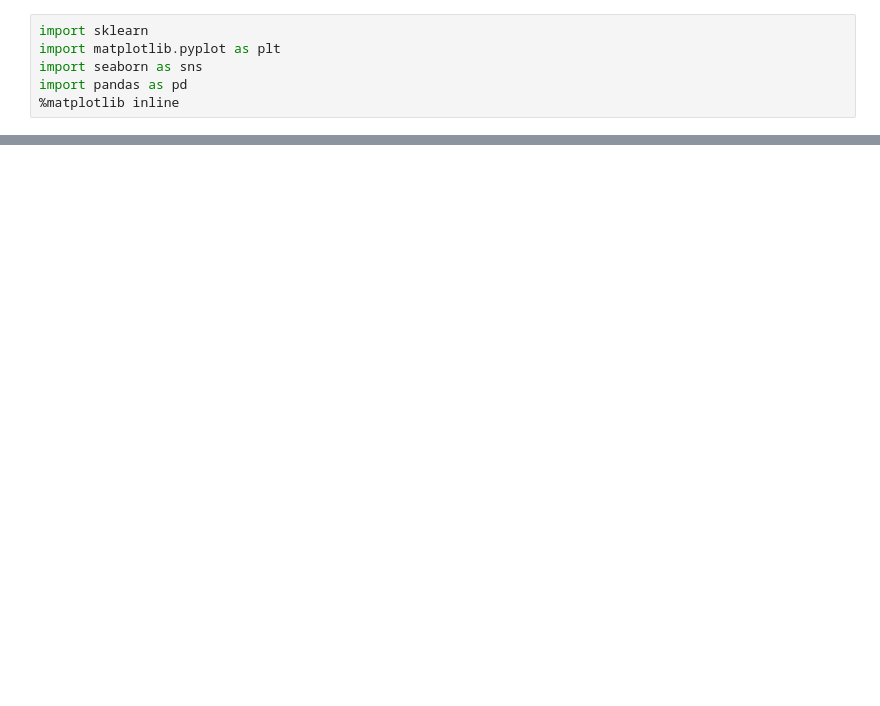
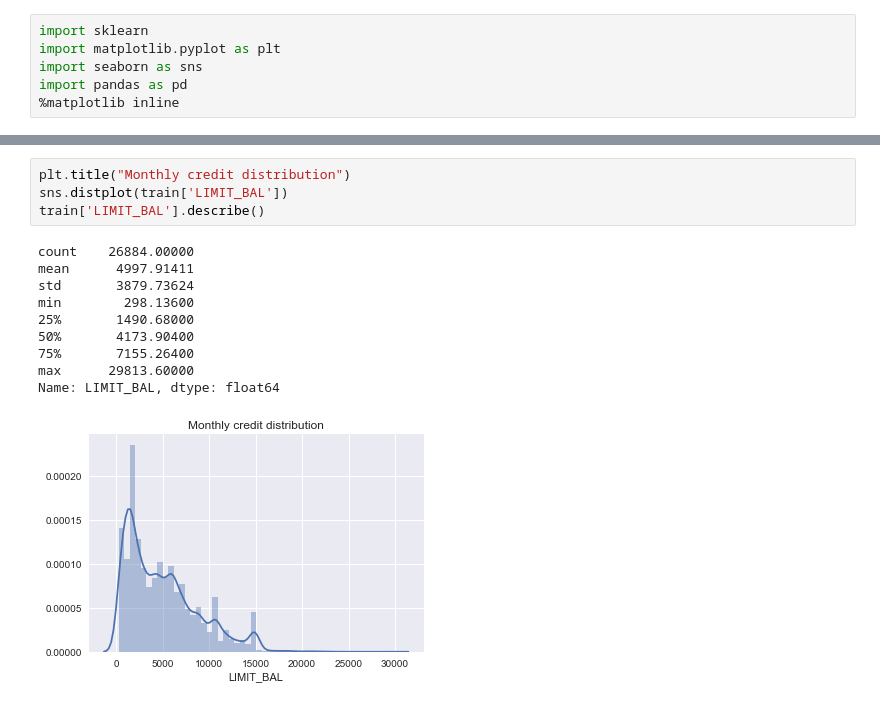
Before and after one commit to pietrodimarco91/Machine-Learning-Project-Loan-Default-Prediction, a Jupyter notebook: DataExplorationMadda.ipynb, the cells around one changed output, grey strips where cells are left out. Drawn from its saved outputs; the diff is of its cells as text; blank space fills up the shorter version.

```diff
--- a/DataExplorationMadda.ipynb
+++ b/DataExplorationMadda.ipynb
@@ -28,0 +61,15 @@ memory usage: 210.1+ KB
+# %%
+plt.title("Monthly credit distribution")
+sns.distplot(train['LIMIT_BAL'])
+train['LIMIT_BAL'].describe()
+# %% [output]
+count    26884.00000
+mean      4997.91411
+std       3879.73624
+min        298.13600
+25%       1490.68000
+50%       4173.90400
+75%       7155.26400
+max      29813.60000
+Name: LIMIT_BAL, dtype: float64
+[figure, added]
```
Also changed, not shown: parts of 82 cells of this notebook.
